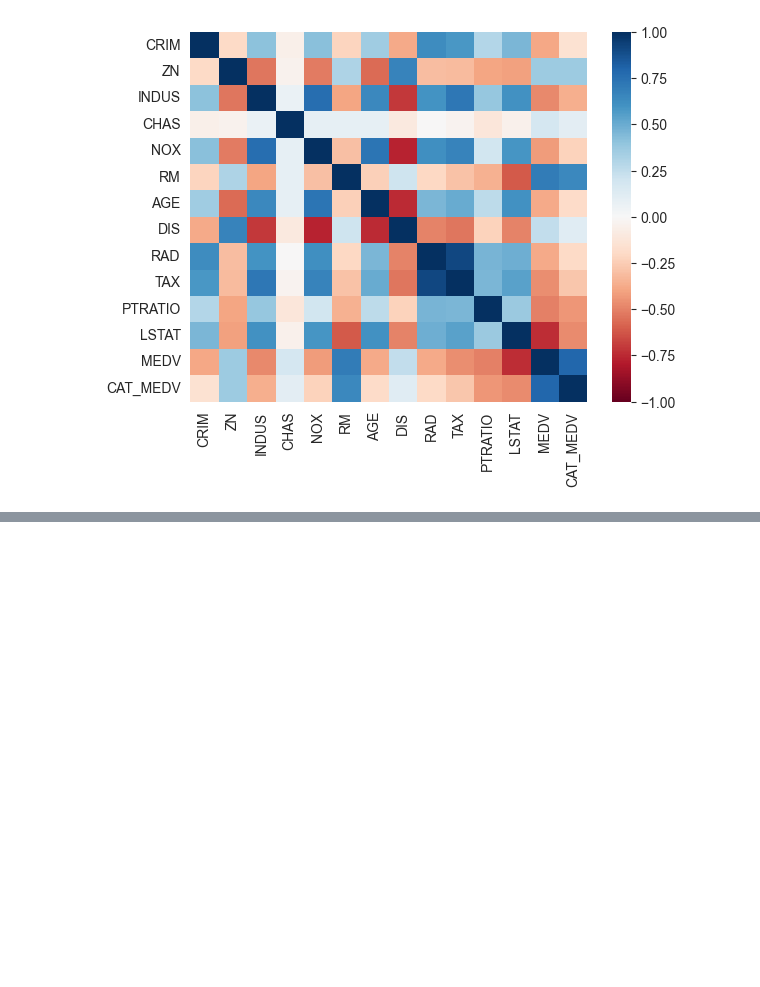
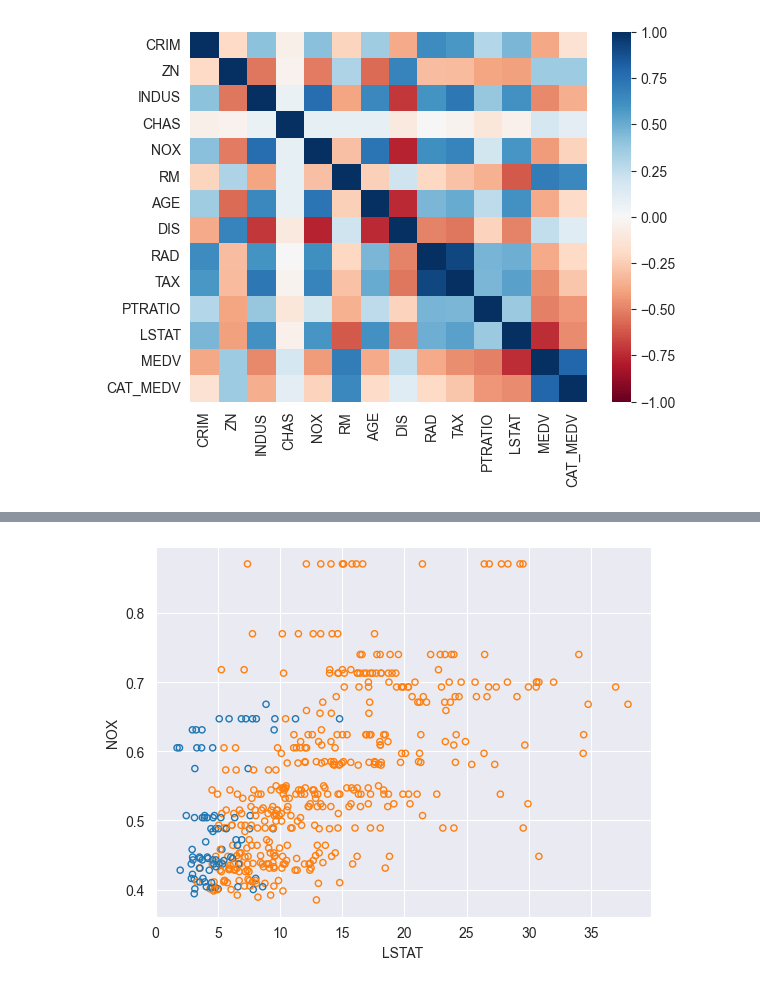
Before and after one commit to JunheeChoi/dm_class, a Jupyter notebook: 0314_dmclass.ipynb, the cells around one changed output, grey strips where cells are left out. Cells and saved outputs as stored; diff of their text form; code cells hidden in the pictures; blank space fills up the shorter version.

```diff
--- a/0314_dmclass.ipynb
+++ b/0314_dmclass.ipynb
@@ -1006,0 +1037,6 @@ fig.set_size_inches(11,7)
+# %%
+# 점의 렌더링을 열린 원으로 변경
+housing_df.plot.scatter(x = 'LSTAT', y = 'NOX', color = 'none', edgecolor = ['C0' if c ==1 else 'C1' for c in housing_df.CAT_MEDV])
+plt.show()
+# %% [output]
+[figure, added]
```
Also changed, not shown: parts of 7 cells of this notebook.
